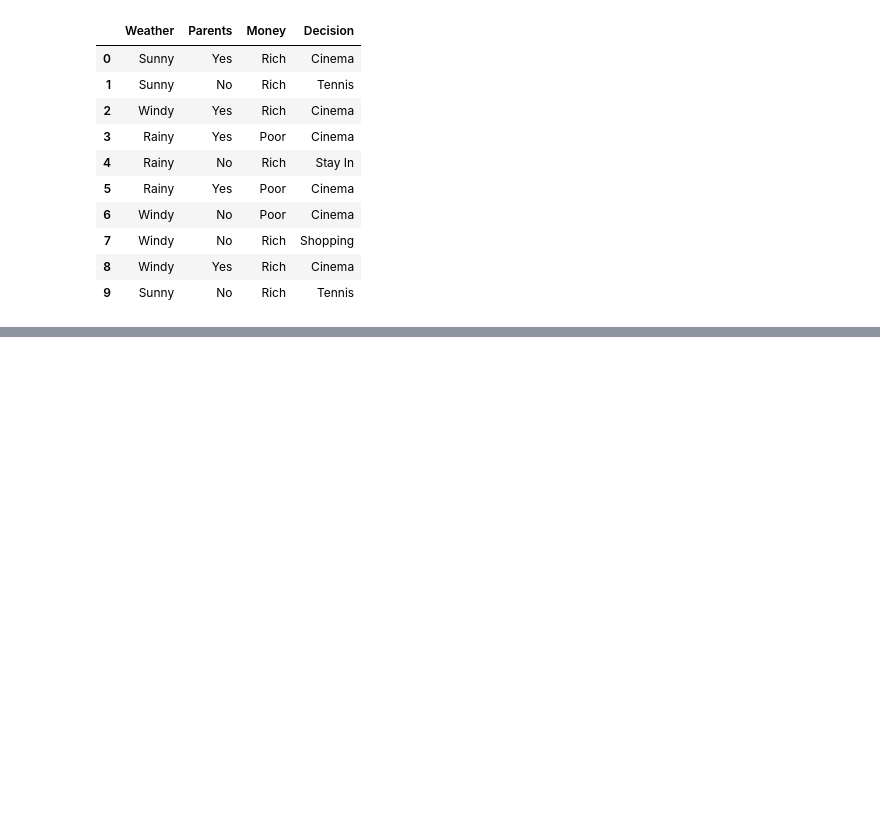
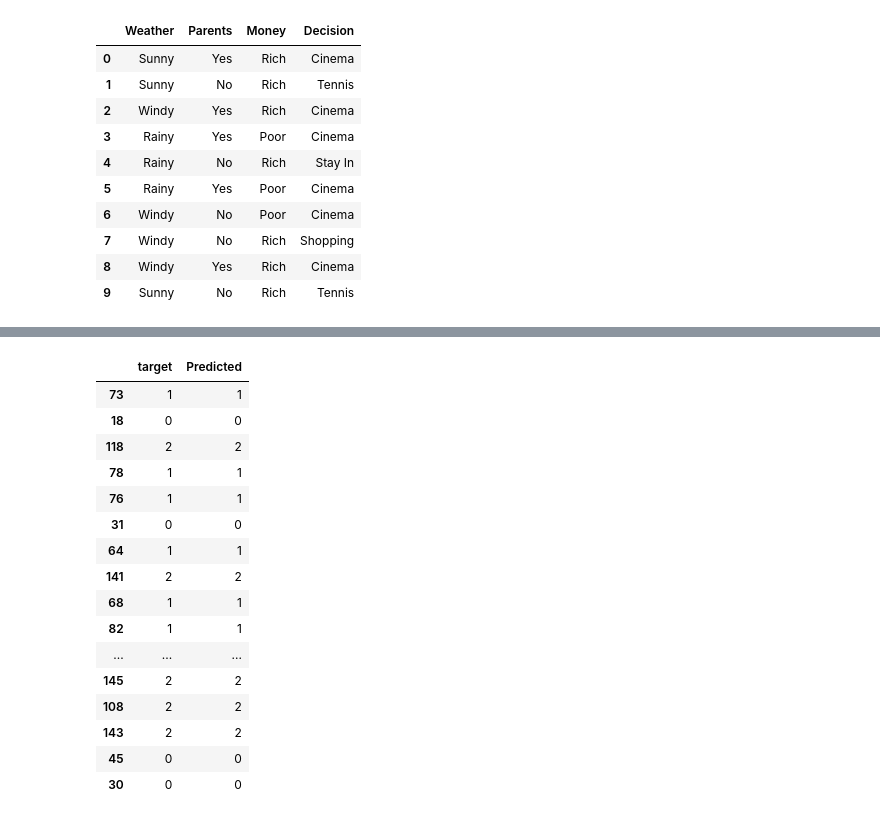
Before and after one commit to niranjandasMM/Scratch_Decision_Trees, a Jupyter notebook: algorithm_DT.ipynb, the cells around one changed output, grey strips where cells are left out. Cells and saved outputs as stored; diff of their text form; code cells hidden in the pictures; blank space fills up the shorter version.

```diff
--- a/algorithm_DT.ipynb
+++ b/algorithm_DT.ipynb
@@ -6,8 +8,8 @@ import matplotlib.pyplot as plt
 from _entropy import calculate_entropy
 from  _gini import calculate_gini_impurity
 # %%
-data = pd.read_csv('cinema_shopping_tenis_decision.csv')
-data
+cinema_tennis = pd.read_csv('cinema_shopping_tenis_decision.csv')
+cinema_tennis
 # %% [output]
 |  | Weather | Parents | Money | Decision |
 | 0 | Sunny | Yes | Rich | Cinema |
@@ -127,0 +229,31 @@ Split 2 - Data:
+# %%
+from sklearn.metrics import accuracy_score
+from sklearn.model_selection import train_test_split
+
+tree.fit( iris, 'target' )
+test_predictions = tree.predict(X_test)
+
+# Convert test_predictions list to DataFrame with the same index as y_test
+test_predictions_df = pd.DataFrame(test_predictions, index=y_test.index, columns=["Predicted"])
+
+# Combine y_test and test_predictions_df into a single DataFrame
+results_df = pd.concat([y_test, test_predictions_df], axis=1)
+results_df
+# %% [output]
+|  | target | Predicted |
+| 73 | 1 | 1 |
+| 18 | 0 | 0 |
+| 118 | 2 | 2 |
+| 78 | 1 | 1 |
+| 76 | 1 | 1 |
+| 31 | 0 | 0 |
+| 64 | 1 | 1 |
+| 141 | 2 | 2 |
+| 68 | 1 | 1 |
+| 82 | 1 | 1 |
+| ... | ... | ... |
+| 145 | 2 | 2 |
+| 108 | 2 | 2 |
+| 143 | 2 | 2 |
+| 45 | 0 | 0 |
+| 30 | 0 | 0 |
```
Also changed, not shown: parts of 6 cells of this notebook, 5 other files.
